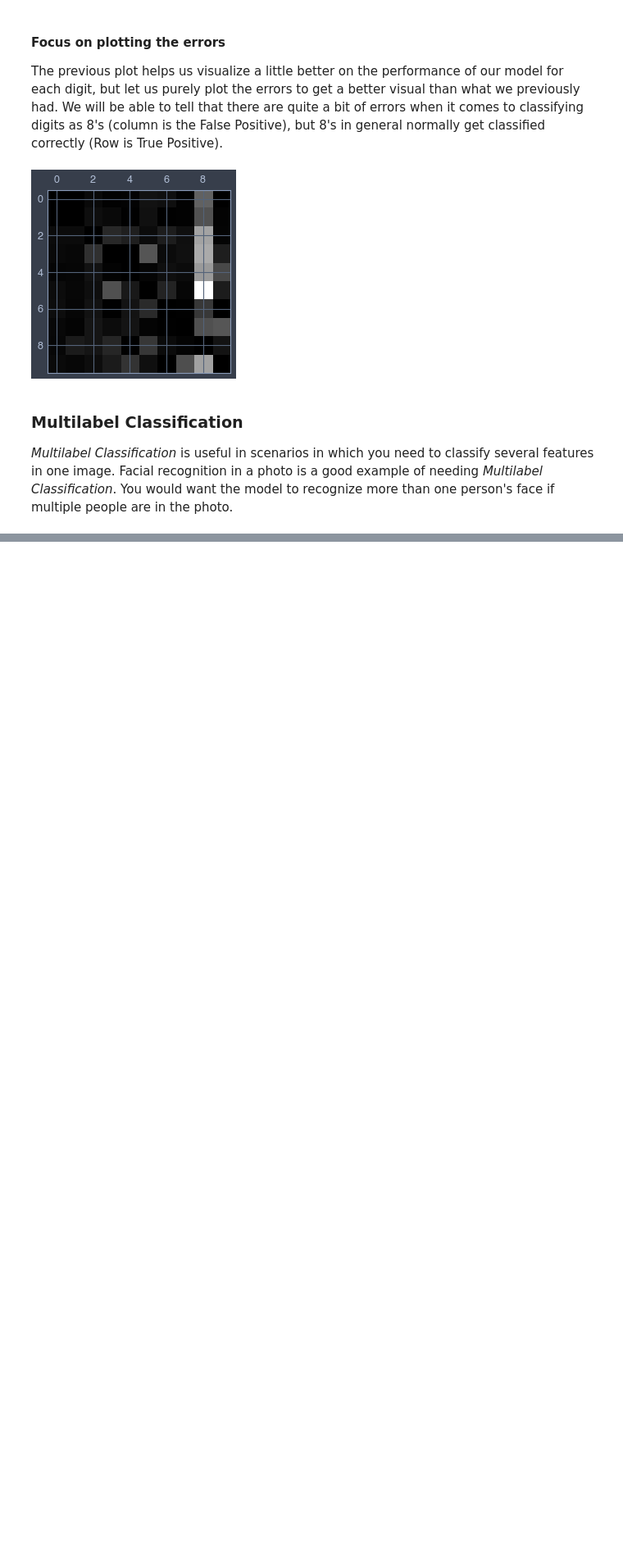
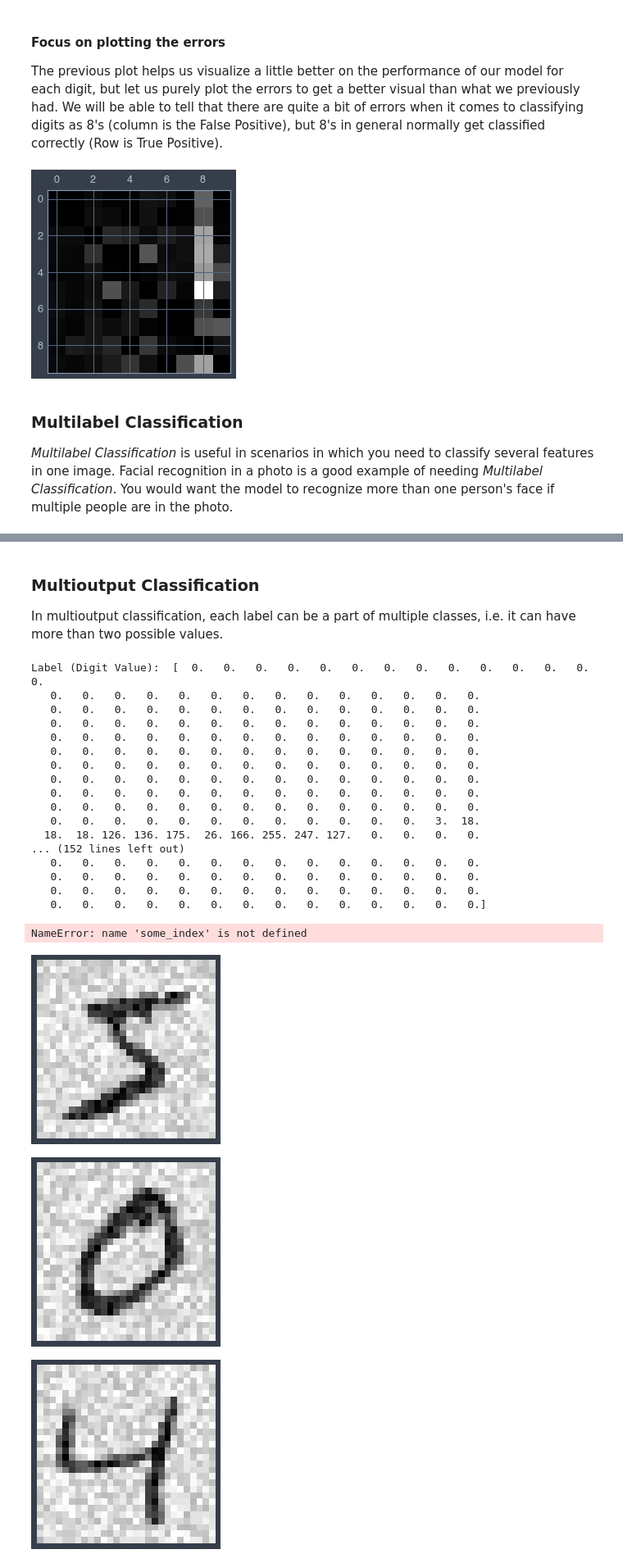
Before and after one commit to tbar4/notebooks, a Jupyter notebook: Handwriting_Classification.ipynb, the cells around one changed output, grey strips where cells are left out. Shown at 82% size. Cells and saved outputs as stored; diff of their text form; code cells hidden in the pictures; blank space fills up the shorter version.

```diff
--- a/Handwriting_Classification.ipynb
+++ b/Handwriting_Classification.ipynb
@@ -448,0 +453,42 @@ y_train_knn_pred = cross_val_predict(knn_clf, X_train, )
+# %% [markdown]
+### Multioutput Classification
+
+In multioutput classification, each label can be a part of multiple classes, i.e. it can have more than two possible values.
+# %%
+### Create fake noise for the image
+noise = np.random.randint(0, 100, (len(X_train), 784))
+X_train_mod = X_train + noise
+noise = np.random.randint(0, 100, (len(X_test), 784))
+X_test_mod = X_test + noise
+y_train_mod = X_train
+y_test_mod = X_test
+
+### Take a look at a couple digits in the new dataset
+digit_with_label([0,1,2], X=X_train_mod, y=y_train_mod)
+
+### Train the classifier to recognize the image
+knn_clf.fit(X_train_mod, y_train_mod)
+clean_digit = knn_clf.predict([X_test_mod[some_index]])
+plot_digit(clean_digit)
+# %% [output]
+Label (Digit Value):  [  0.   0.   0.   0.   0.   0.   0.   0.   0.   0.   0.   0.   0.   0.
+   0.   0.   0.   0.   0.   0.   0.   0.   0.   0.   0.   0.   0.   0.
+   0.   0.   0.   0.   0.   0.   0.   0.   0.   0.   0.   0.   0.   0.
+   0.   0.   0.   0.   0.   0.   0.   0.   0.   0.   0.   0.   0.   0.
+   0.   0.   0.   0.   0.   0.   0.   0.   0.   0.   0.   0.   0.   0.
+   0.   0.   0.   0.   0.   0.   0.   0.   0.   0.   0.   0.   0.   0.
+   0.   0.   0.   0.   0.   0.   0.   0.   0.   0.   0.   0.   0.   0.
+   0.   0.   0.   0.   0.   0.   0.   0.   0.   0.   0.   0.   0.   0.
+   0.   0.   0.   0.   0.   0.   0.   0.   0.   0.   0.   0.   0.   0.
+   0.   0.   0.   0.   0.   0.   0.   0.   0.   0.   0.   0.   0.   0.
+   0.   0.   0.   0.   0.   0.   0.   0.   0.   0.   0.   0.   3.  18.
+  18.  18. 126. 136. 175.  26. 166. 255. 247. 127.   0.   0.   0.   0.
+... (152 lines left out)
+   0.   0.   0.   0.   0.   0.   0.   0.   0.   0.   0.   0.   0.   0.
+   0.   0.   0.   0.   0.   0.   0.   0.   0.   0.   0.   0.   0.   0.
+   0.   0.   0.   0.   0.   0.   0.   0.   0.   0.   0.   0.   0.   0.
+   0.   0.   0.   0.   0.   0.   0.   0.   0.   0.   0.   0.   0.   0.]
+NameError: name 'some_index' is not defined
+[figure, added]
+[figure, added]
+[figure, added]
```
Also changed, not shown: parts of 2 cells of this notebook.
